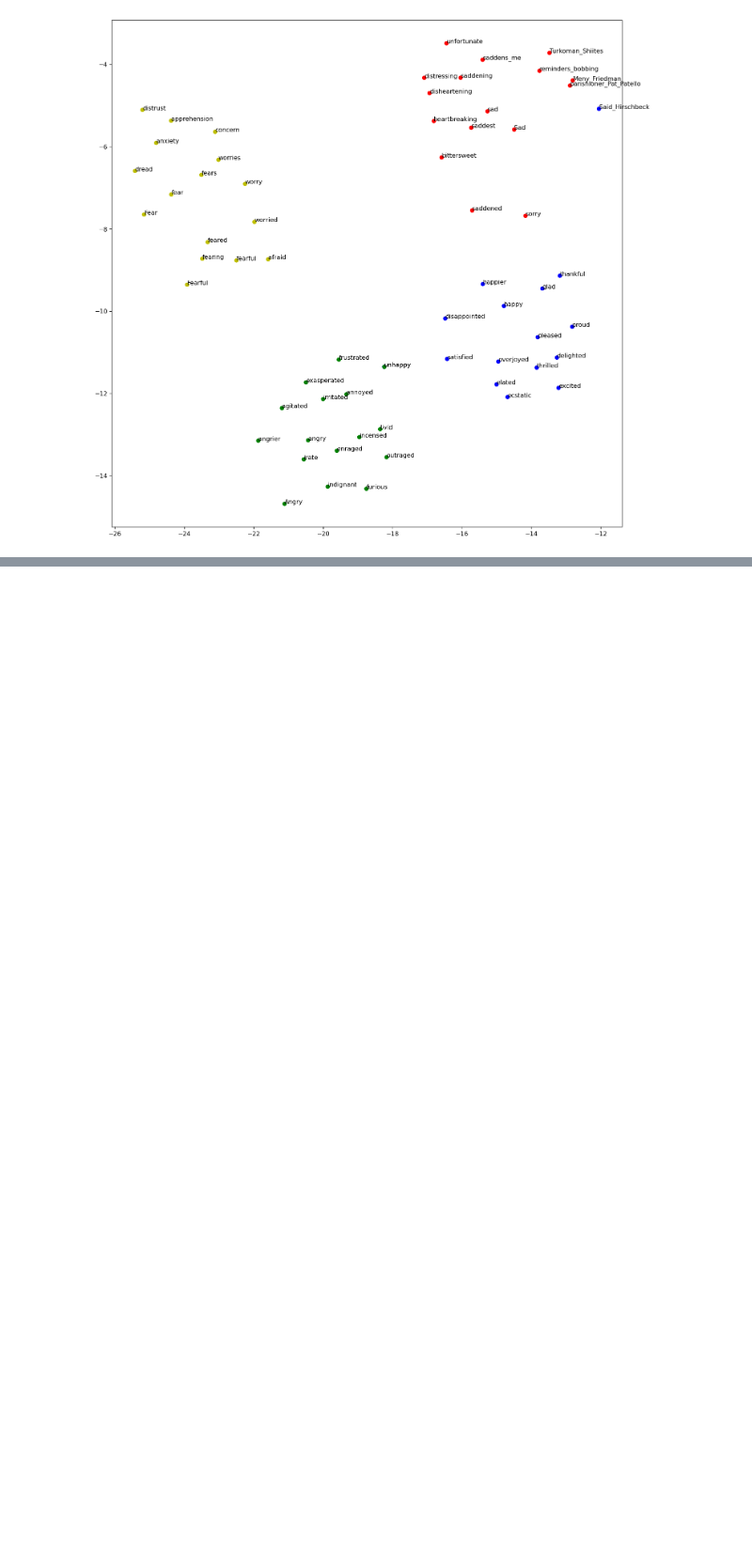
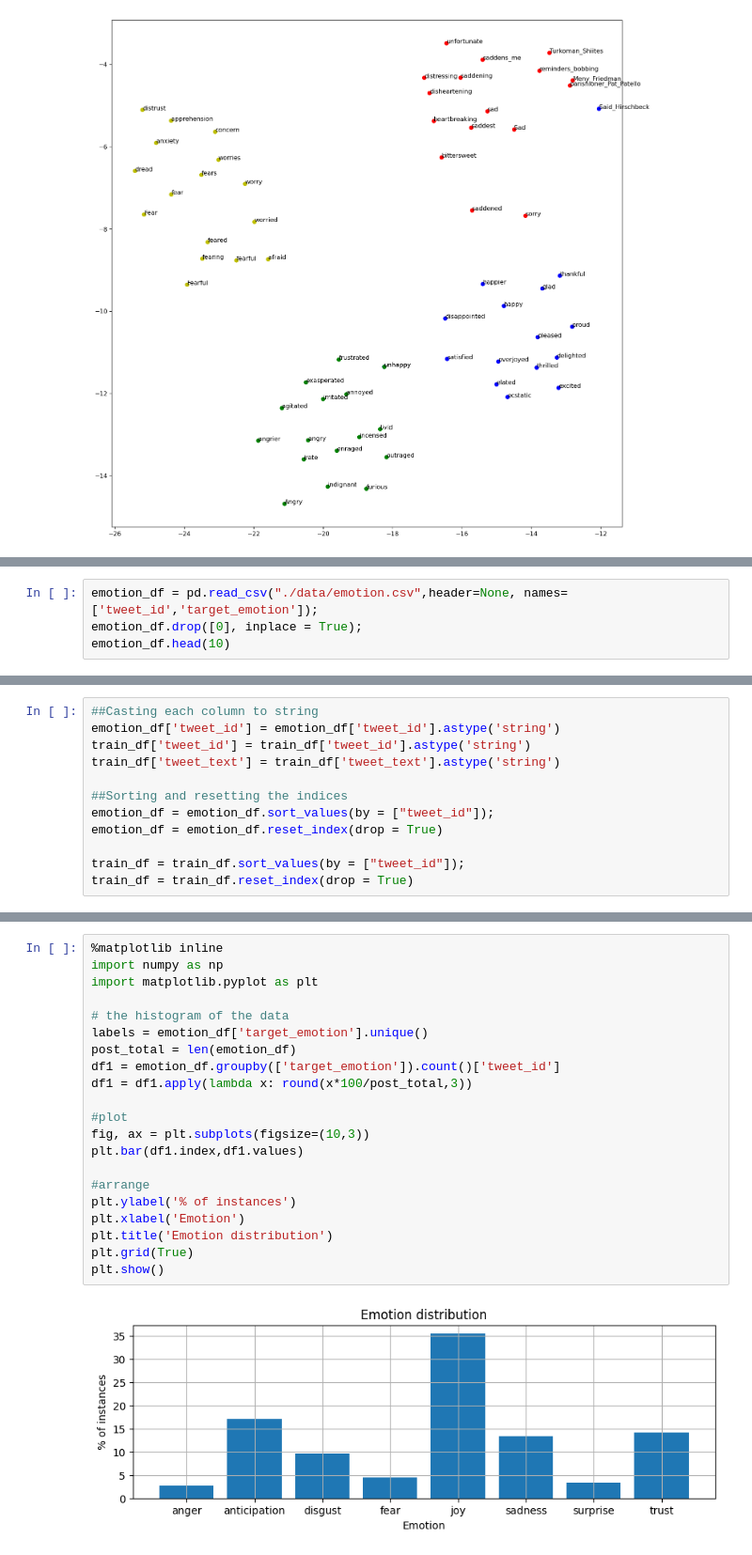
Before and after one commit to vlopez0392/DM2023-Lab2-Fork, a Jupyter notebook: Homework/DM2023_Lab2_Homework.ipynb, the cells around one changed output, grey strips where cells are left out. Shown: that part at 94% size. Cells and saved outputs as stored; diff of their text form; blank space fills up the shorter version.

```diff
--- a/Homework/DM2023_Lab2_Homework.ipynb
+++ b/Homework/DM2023_Lab2_Homework.ipynb
@@ -693,0 +940,4 @@ plt.show()
+# %%
+emotion_df = pd.read_csv("./data/emotion.csv",header=None, names=['tweet_id','target_emotion']);
+emotion_df.drop([0], inplace = True);
+emotion_df.head(10)
@@ -693,0 +978,12 @@ plt.show()
+# %%
+##Casting each column to string
+emotion_df['tweet_id'] = emotion_df['tweet_id'].astype('string')
+train_df['tweet_id'] = train_df['tweet_id'].astype('string')
+train_df['tweet_text'] = train_df['tweet_text'].astype('string')
+
+##Sorting and resetting the indices
+emotion_df = emotion_df.sort_values(by = ["tweet_id"]);
+emotion_df = emotion_df.reset_index(drop = True)
+
+train_df = train_df.sort_values(by = ["tweet_id"]);
+train_df = train_df.reset_index(drop = True)
@@ -693,0 +1065,23 @@ plt.show()
+# %%
+%matplotlib inline
+import numpy as np
+import matplotlib.pyplot as plt
+
+# the histogram of the data
+labels = emotion_df['target_emotion'].unique()
+post_total = len(emotion_df)
+df1 = emotion_df.groupby(['target_emotion']).count()['tweet_id']
+df1 = df1.apply(lambda x: round(x*100/post_total,3))
+
+#plot
+fig, ax = plt.subplots(figsize=(10,3))
+plt.bar(df1.index,df1.values)
+
+#arrange
+plt.ylabel('% of instances')
+plt.xlabel('Emotion')
+plt.title('Emotion distribution')
+plt.grid(True)
+plt.show()
+# %% [output]
+[figure, added]
```
Also changed, not shown: parts of 86 cells of this notebook, 3 other files.
